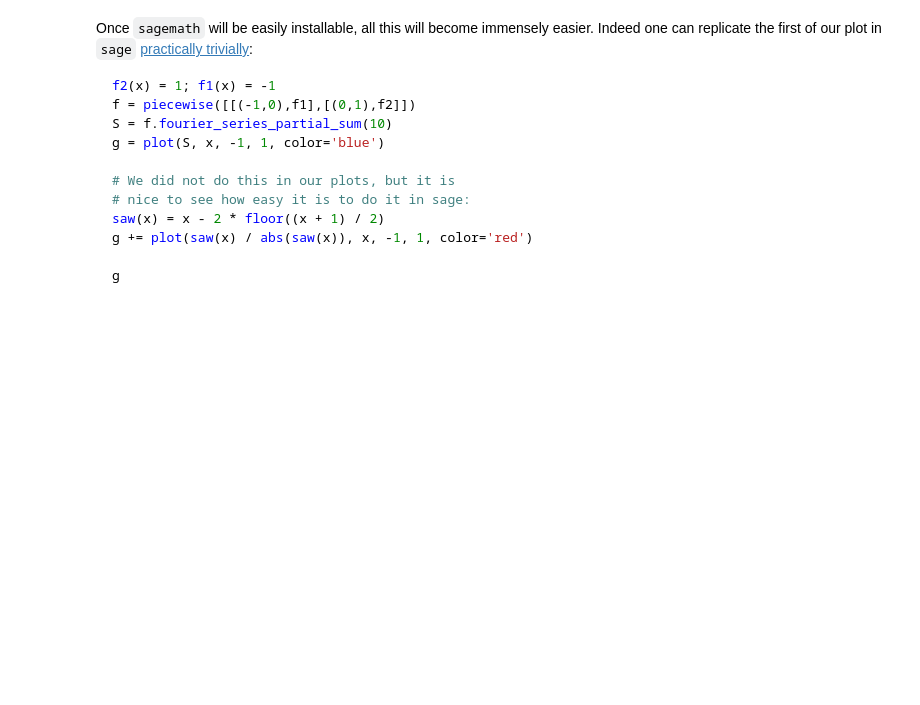
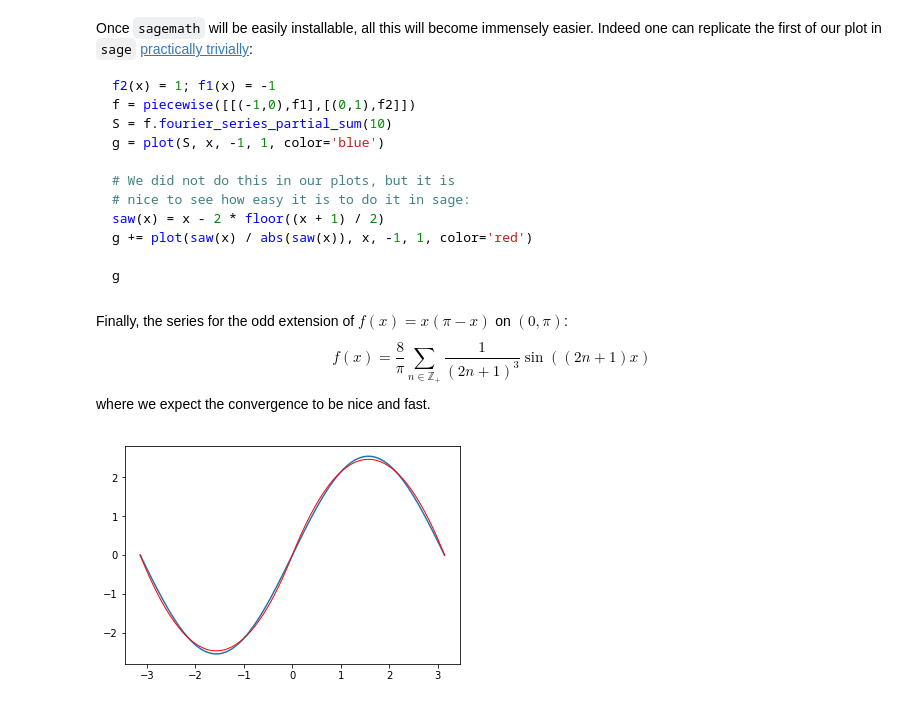
Before and after one commit to mseri/pde2019, a Jupyter notebook: Gibbs phenomenon.ipynb, the cells around one changed output. Cells and saved outputs as stored; diff of their text form; code cells hidden in the pictures; blank space fills up the shorter version.

````diff
--- a/Gibbs phenomenon.ipynb
+++ b/Gibbs phenomenon.ipynb
@@ -95,3 +111,28 @@ g += plot(saw(x) / abs(saw(x)), x, -1, 1, color='red')
 
 g
 ```
+# %% [markdown]
+Finally, the series for the odd extension of $f(x) = x(\pi - x)$ on $(0,\pi)$:
+$$
+f(x)=\frac8\pi \sum_{n\in\mathbb{Z_+}} \frac1{(2n+1)^3} \sin((2n+1) x)
+$$
+where we expect the convergence to be nice and fast.
+# %%
+def an_pix_minus_xsq(n):
+    "Coefficient a_n = 8/(n^3*pi) if n is odd and 0 oterwise for the odd extension of f=1 in (0,1)"
+    return 0.0 if n % 2 == 0 else 8.0/(n**3*np.pi)
+
+def orig(x):
+    def f(x):
+        x = x/np.pi
+        one_xscaled = 1-x+floor(x) if floor(x)%2==0 else -x-1-floor(-x)
+        pi_x = np.pi*one_xscaled
+        x = x-floor(x) if floor(x)%2==0 else -x-floor(-x)
+        x = np.pi*x
+        return x*pi_x
+    return np.array([f(x) for x in x])
+
+
+plot_fn(an_pix_minus_xsq, (-np.pi,np.pi), 1, l=np.pi, orig=orig)
+# %% [output]
+[figure, added]
````
Also changed, not shown: parts of 10 cells of this notebook.
